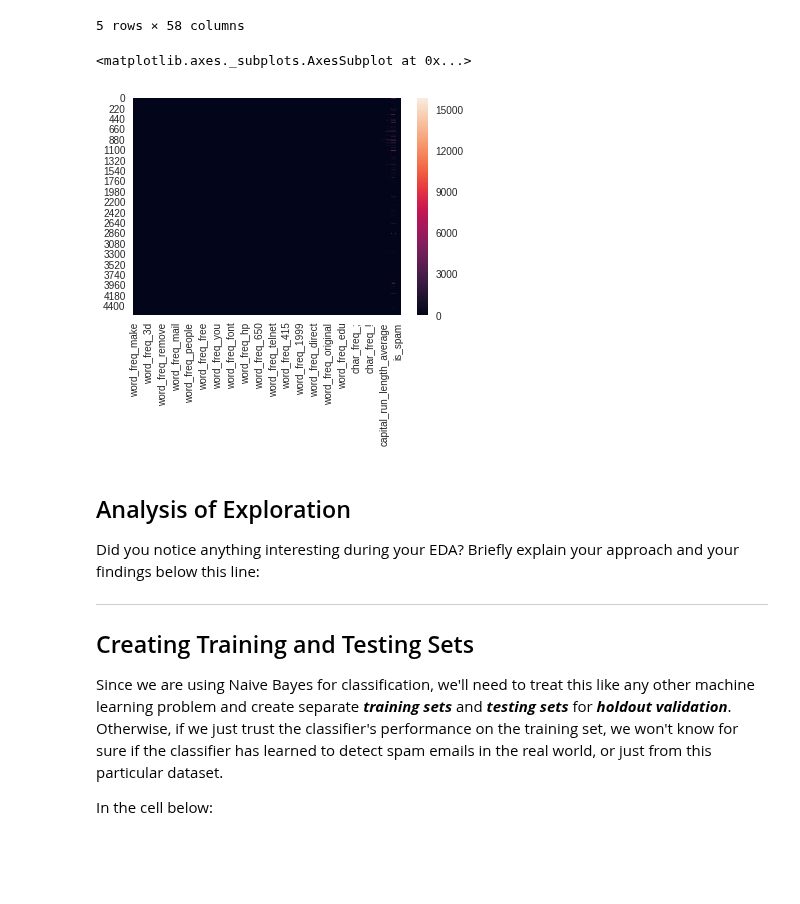
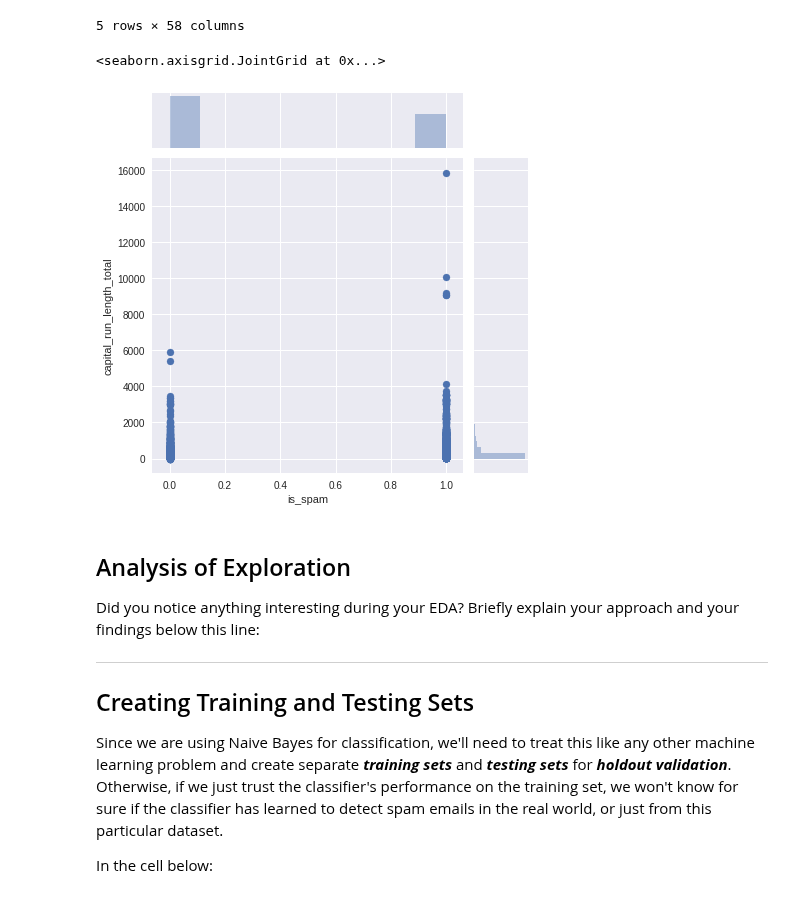
Before and after one commit to ZMBailey/dsc-2-22-14-document-classification-using-naive-bayes-lab-seattle-ds-career-040119, a Jupyter notebook: index.ipynb, the cells around one changed output. Saved outputs shown, nothing was run; the diff lists cells and outputs as text; code cells hidden in the pictures; blank space fills up the shorter version.

```diff
--- a/index.ipynb
+++ b/index.ipynb
@@ -138,11 +138,11 @@ df.head()
 | 3 | 0.00 | 0.00 | 0.00 | 0.0 | 0.63 | 0.00 | ... |
 | 4 | 0.00 | 0.00 | 0.00 | 0.0 | 0.63 | 0.00 | ... |
 5 rows × 58 columns
-# %%
-df.corr()
-# %% [output]
-<matplotlib.axes._subplots.AxesSubplot at 0x...>
-[figure, removed]
+# %%
+sns.jointplot('is_spam','capital_run_length_total',df)
+# %% [output]
+<seaborn.axisgrid.JointGrid at 0x...>
+[figure, added]
 # %% [markdown]
 ## Analysis of Exploration
 
```
